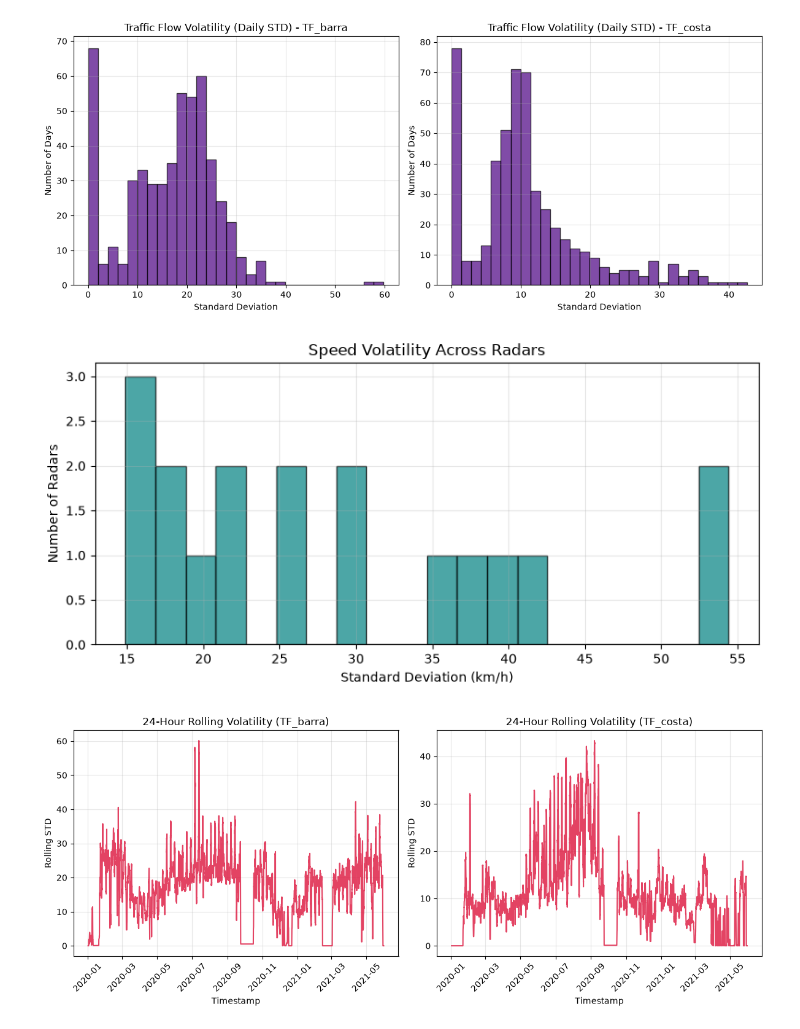
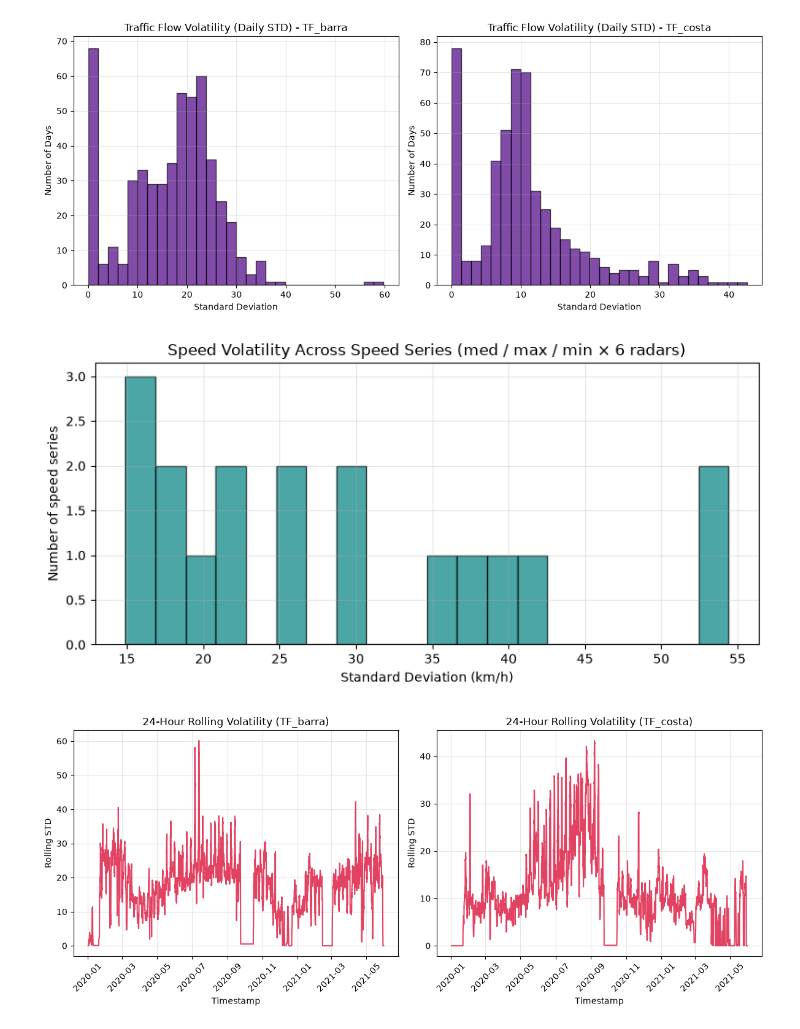
Before and after one commit to JAD-Hackathon/challenge2, a Jupyter notebook: ml/notebooks/01_explore_pasmo.ipynb, the cells around one changed output. Cells and saved outputs as stored; diff of their text form; code cells hidden in the pictures.

```diff
--- a/ml/notebooks/01_explore_pasmo.ipynb
+++ b/ml/notebooks/01_explore_pasmo.ipynb
@@ -506,16 +506,16 @@ plt.show()
 # %%
 speed_volatility = df[speed_columns].std(axis=0)
 
 plt.figure(figsize=(8, 4))
 plt.hist(speed_volatility, bins=20, color="teal", alpha=0.7, edgecolor="black")
-plt.title("Speed Volatility Across Radars")
+plt.title("Speed Volatility Across Speed Series (med / max / min × 6 radars)")
 plt.xlabel("Standard Deviation (km/h)")
-plt.ylabel("Number of Radars")
+plt.ylabel("Number of speed series")
 plt.grid(True, alpha=0.3)
 plt.tight_layout()
 plt.show()
 # %% [output]
-[figure, old version]
+[figure, new version]
 # %%
 rolling_volatility = df.set_index("timestamp")[tf_columns].rolling(144).std()
 
```
Also changed, not shown: parts of 4 cells of this notebook.
